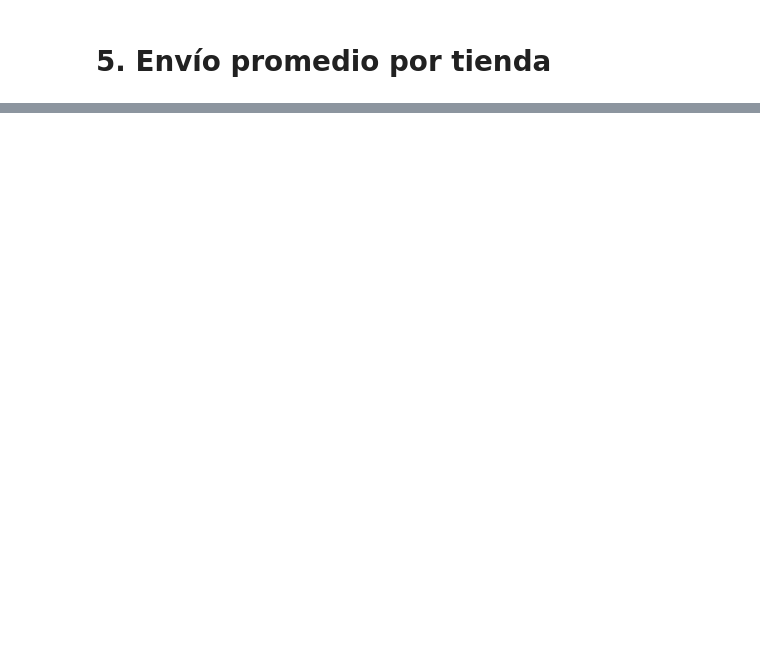
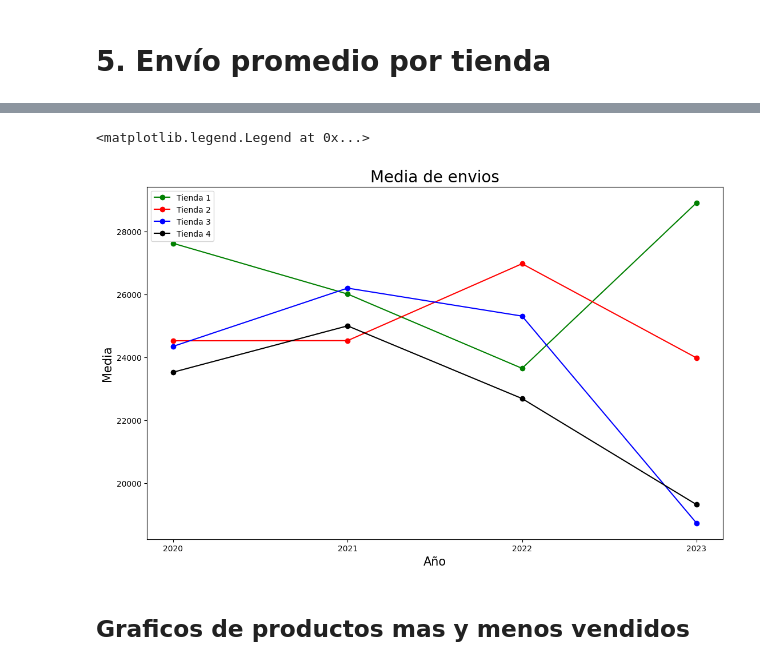
Before and after one commit to Vanzhel01/Challenge-Allura-Store, a Jupyter notebook: AluraStoreLatam.ipynb, the cells around one changed output, grey strips where cells are left out. Drawn from its saved outputs; the diff is of its cells as text; code cells hidden in the pictures; blank space fills up the shorter version.

```diff
--- a/AluraStoreLatam.ipynb
+++ b/AluraStoreLatam.ipynb
@@ -35,0 +543,13 @@ tienda.head()
+# %%
+envio_tienda_array=[media_envio_tienda_2020,media_envio_tienda_2021,media_envio_tienda_2022,media_envio_tienda_2023]
+envio_tienda2_array=[media_envio_tienda2_2020,media_envio_tienda2_2021,media_envio_tienda2_2022,media_envio_tienda2_2023]
+envio_tienda3_array=[media_envio_tienda3_2020,media_envio_tienda3_2021,media_envio_tienda3_2022,media_envio_tienda3_2023]
+envio_tienda4_array=[media_envio_tienda4_2020,media_envio_tienda4_2021,media_envio_tienda4_2022,media_envio_tienda4_2023]
+
+df_envio=pd.DataFrame()
+df_envio['Año']=años
+df_envio['Tienda 1']=envio_tienda_array
+df_envio['Tienda 2']=envio_tienda2_array
+df_envio['Tienda 3']=envio_tienda3_array
+df_envio['Tienda 4']=envio_tienda4_array
+df_envio
@@ -35,0 +562,15 @@ tienda.head()
+# %%
+img_Media_envios = plt.subplots(figsize=(13, 8))
+plt.plot(df_envio['Año'], df_envio['Tienda 1'],color='Green',marker='o',label='Tienda 1')
+plt.plot(df_envio['Año'], df_envio['Tienda 2'],color='Red',marker='o',label='Tienda 2')
+plt.plot(df_envio['Año'], df_envio['Tienda 3'],color='Blue',marker='o',label='Tienda 3')
+plt.plot(df_envio['Año'], df_envio['Tienda 4'],color='Black',marker='o',label='Tienda 4')
+plt.title('Media de envios', fontsize=20)
+plt.xlabel('Año', fontsize=15)
+plt.ylabel('Media', fontsize=15)
+plt.legend()
+# %% [output]
+<matplotlib.legend.Legend at 0x...>
+[figure, added]
+# %% [markdown]
+## Graficos de productos mas y menos vendidos
```
Also changed, not shown: parts of 90 cells of this notebook.
